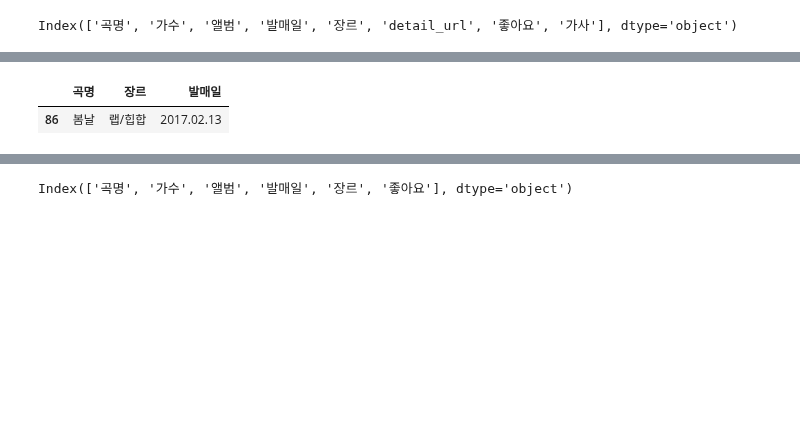
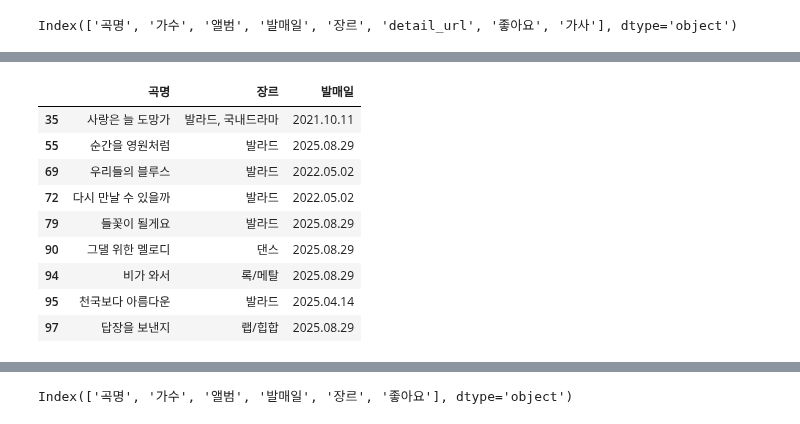
Before and after one commit to mysoyul/Python_WebScraping_Analysis_202511, a Jupyter notebook: 04.Melon100차트_데이터파싱_DB저장.ipynb, the cells around one changed output, grey strips where cells are left out. Saved outputs shown, nothing was run; the diff lists cells and outputs as text; code cells hidden in the pictures; blank space fills up the shorter version.

```diff
--- a/04.Melon100차트_데이터파싱_DB저장.ipynb
+++ b/04.Melon100차트_데이터파싱_DB저장.ipynb
@@ -303,9 +299,17 @@ song_df.loc[song_df['가수'] == 'G-DRAGON']
 # %%
 # 특정 가수의 노래 정보 출력하기 ('곡명','장르','발매일')
-song_df.loc[song_df['가수'] == '방탄소년단',['곡명','장르','발매일']]
+song_df.loc[song_df['가수'] == '임영웅',['곡명','장르','발매일']]
 # %% [output]
 |  | 곡명 | 장르 | 발매일 |
-| 86 | 봄날 | 랩/힙합 | 2017.02.13 |
+| 35 | 사랑은 늘 도망가 | 발라드, 국내드라마 | 2021.10.11 |
+| 55 | 순간을 영원처럼 | 발라드 | 2025.08.29 |
+| 69 | 우리들의 블루스 | 발라드 | 2022.05.02 |
+| 72 | 다시 만날 수 있을까 | 발라드 | 2022.05.02 |
+| 79 | 들꽃이 될게요 | 발라드 | 2025.08.29 |
+| 90 | 그댈 위한 멜로디 | 댄스 | 2025.08.29 |
+| 94 | 비가 와서 | 록/메탈 | 2025.08.29 |
+| 95 | 천국보다 아름다운 | 발라드 | 2025.04.14 |
+| 97 | 답장을 보낸지 | 랩/힙합 | 2025.08.29 |
 # %%
 # 좋아요 건수가 가장 많은 가수는?
 print(song_df['좋아요'].max())
```
Also changed, not shown: parts of 10 cells of this notebook.
